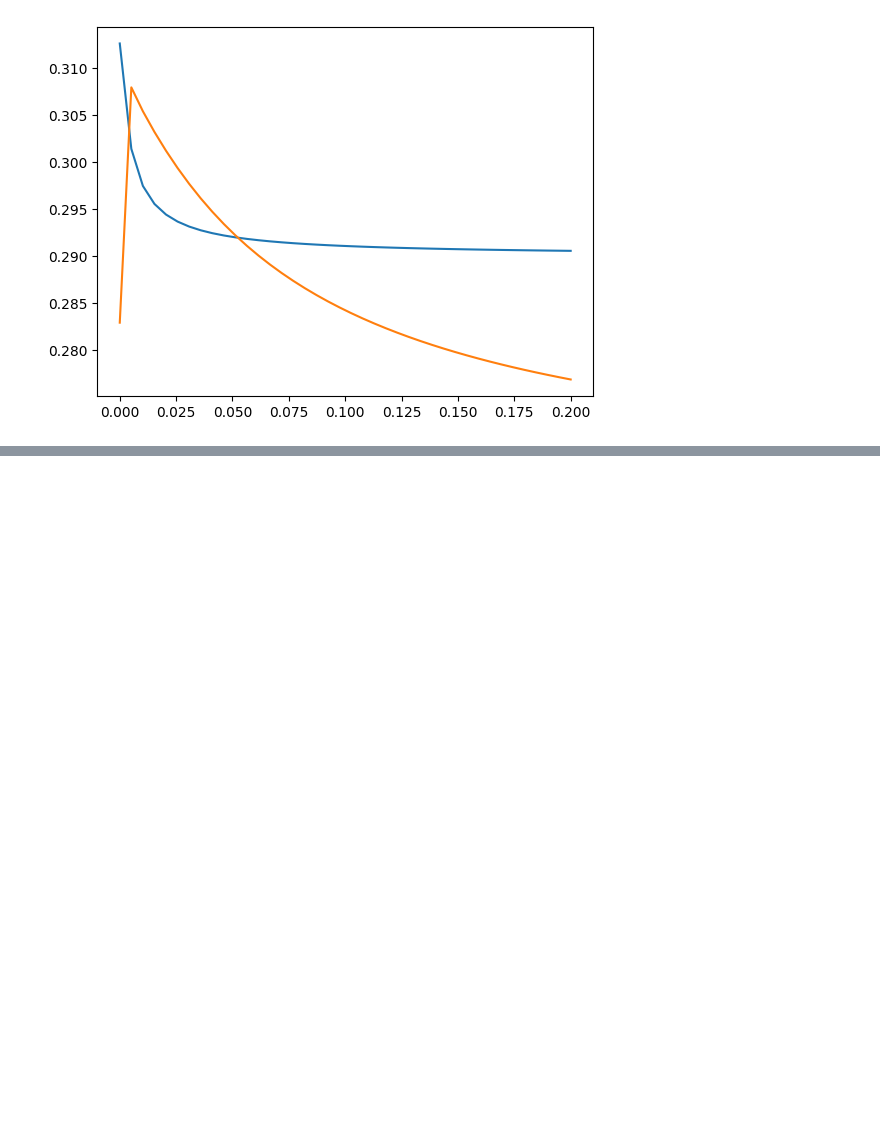
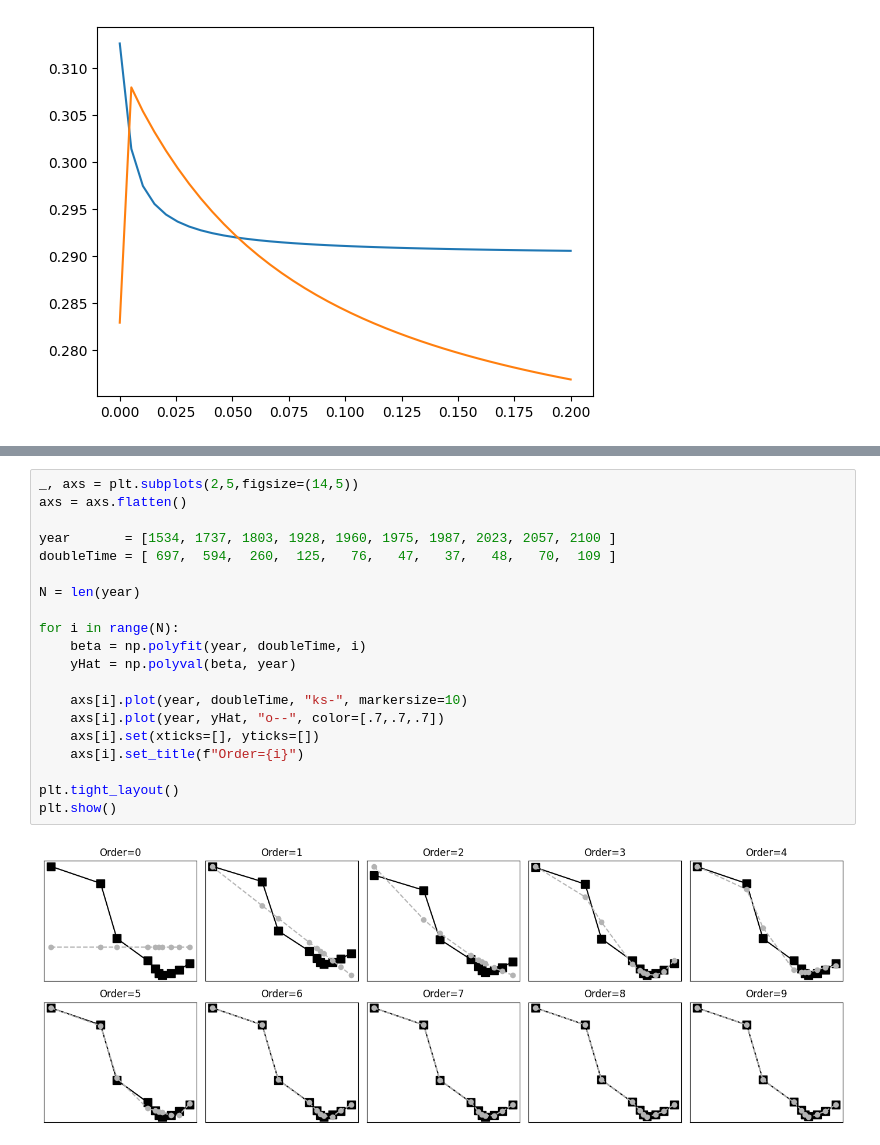
Before and after one commit to Amertz08/python-learnings, a Jupyter notebook: practical-linear-algebra/ch12_exercises.ipynb, the cells around one changed output, grey strips where cells are left out. Saved outputs shown, nothing was run; the diff lists cells and outputs as text; blank space fills up the shorter version.

```diff
--- a/practical-linear-algebra/ch12_exercises.ipynb
+++ b/practical-linear-algebra/ch12_exercises.ipynb
@@ -428,0 +437,22 @@ plt.plot(gammas, results[1])
+# %%
+_, axs = plt.subplots(2,5,figsize=(14,5))
+axs = axs.flatten()
+
+year       = [1534, 1737, 1803, 1928, 1960, 1975, 1987, 2023, 2057, 2100 ]
+doubleTime = [ 697,  594,  260,  125,   76,   47,   37,   48,   70,  109 ]
+
+N = len(year)
+
+for i in range(N):
+    beta = np.polyfit(year, doubleTime, i)
+    yHat = np.polyval(beta, year)
+
+    axs[i].plot(year, doubleTime, "ks-", markersize=10)
+    axs[i].plot(year, yHat, "o--", color=[.7,.7,.7])
+    axs[i].set(xticks=[], yticks=[])
+    axs[i].set_title(f"Order={i}")
+
+plt.tight_layout()
+plt.show()
+# %% [output]
+[figure, added]
```
Also changed, not shown: parts of 4 cells of this notebook.
